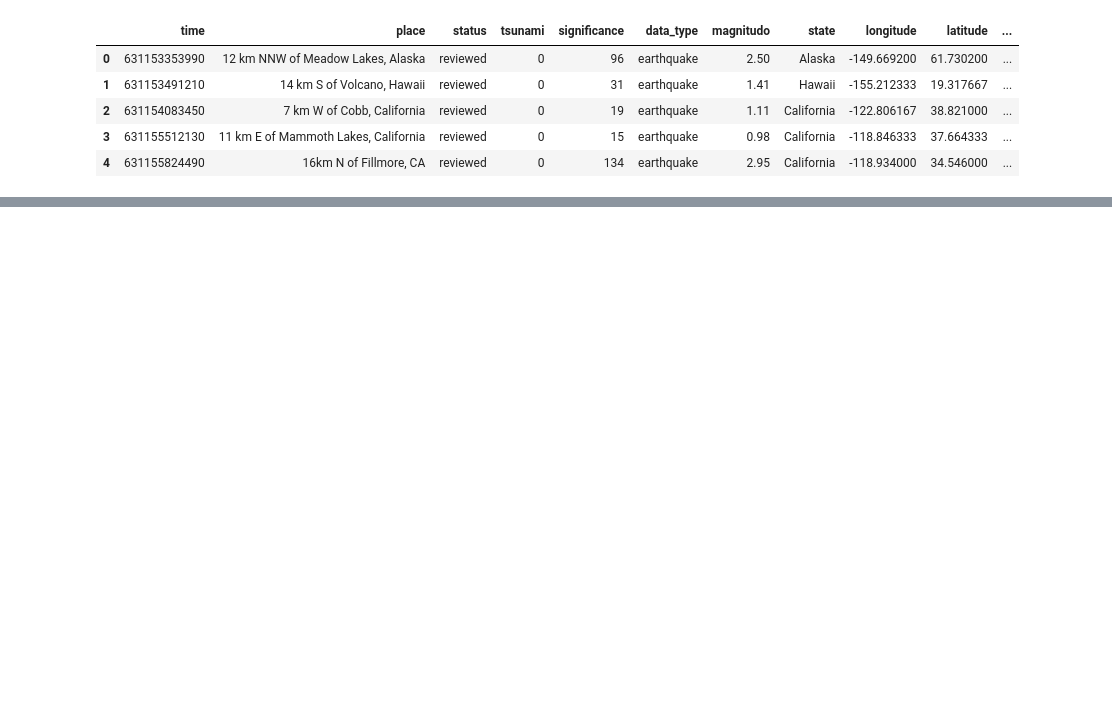
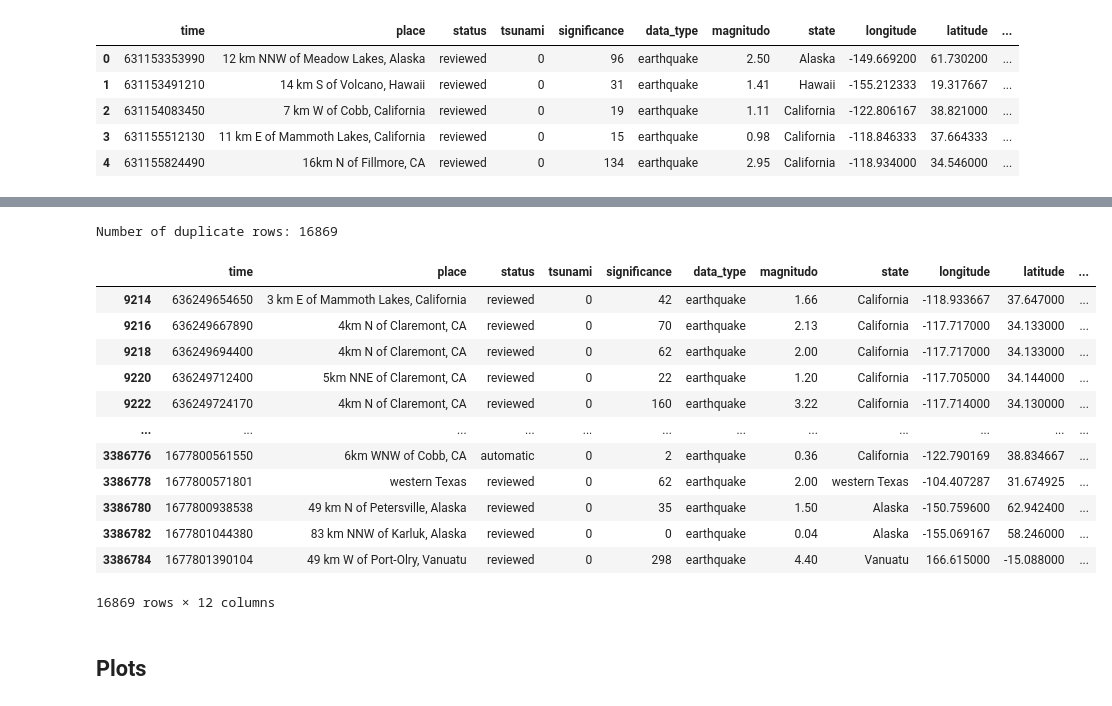
Before and after one commit to DenisIndenbom/DSBA-analytical-project, a Jupyter notebook: project.ipynb, the cells around one changed output, grey strips where cells are left out. Cells and saved outputs as stored; diff of their text form; code cells hidden in the pictures; blank space fills up the shorter version.

Commit message:
Made data cleanup and built several graphs

```diff
--- a/project.ipynb
+++ b/project.ipynb
@@ -13,0 +102,21 @@ df.head()
+# %%
+duplicate_rows = df[df.duplicated(keep='first')]
+num_duplicates = duplicate_rows.shape[0]
+
+print(f"Number of duplicate rows: {num_duplicates}")
+duplicate_rows
+# %% [output]
+Number of duplicate rows: 16869
+|  | time | place | status | tsunami | significance | data_type | magnitudo | state | longitude | latitude | ... |
+| 9214 | 636249654650 | 3 km E of Mammoth Lakes, California | reviewed | 0 | 42 | earthquake | 1.66 | California | -118.933667 | 37.647000 | ... |
+| 9216 | 636249667890 | 4km N of Claremont, CA | reviewed | 0 | 70 | earthquake | 2.13 | California | -117.717000 | 34.133000 | ... |
+| 9218 | 636249694400 | 4km N of Claremont, CA | reviewed | 0 | 62 | earthquake | 2.00 | California | -117.717000 | 34.133000 | ... |
+| 9220 | 636249712400 | 5km NNE of Claremont, CA | reviewed | 0 | 22 | earthquake | 1.20 | California | -117.705000 | 34.144000 | ... |
+| 9222 | 636249724170 | 4km N of Claremont, CA | reviewed | 0 | 160 | earthquake | 3.22 | California | -117.714000 | 34.130000 | ... |
+| ... | ... | ... | ... | ... | ... | ... | ... | ... | ... | ... | ... |
+| 3386776 | 1677800561550 | 6km WNW of Cobb, CA | automatic | 0 | 2 | earthquake | 0.36 | California | -122.790169 | 38.834667 | ... |
+| 3386778 | 1677800571801 | western Texas | reviewed | 0 | 62 | earthquake | 2.00 | western Texas | -104.407287 | 31.674925 | ... |
+| 3386780 | 1677800938538 | 49 km N of Petersville, Alaska | reviewed | 0 | 35 | earthquake | 1.50 | Alaska | -150.759600 | 62.942400 | ... |
+| 3386782 | 1677801044380 | 83 km NNW of Karluk, Alaska | reviewed | 0 | 0 | earthquake | 0.04 | Alaska | -155.069167 | 58.246000 | ... |
+| 3386784 | 1677801390104 | 49 km W of Port-Olry, Vanuatu | reviewed | 0 | 298 | earthquake | 4.40 | Vanuatu | 166.615000 | -15.088000 | ... |
+16869 rows × 12 columns
@@ -13,0 +130,2 @@ df.head()
+# %% [markdown]
+## Plots
```
Also changed, not shown: parts of 21 cells of this notebook.
